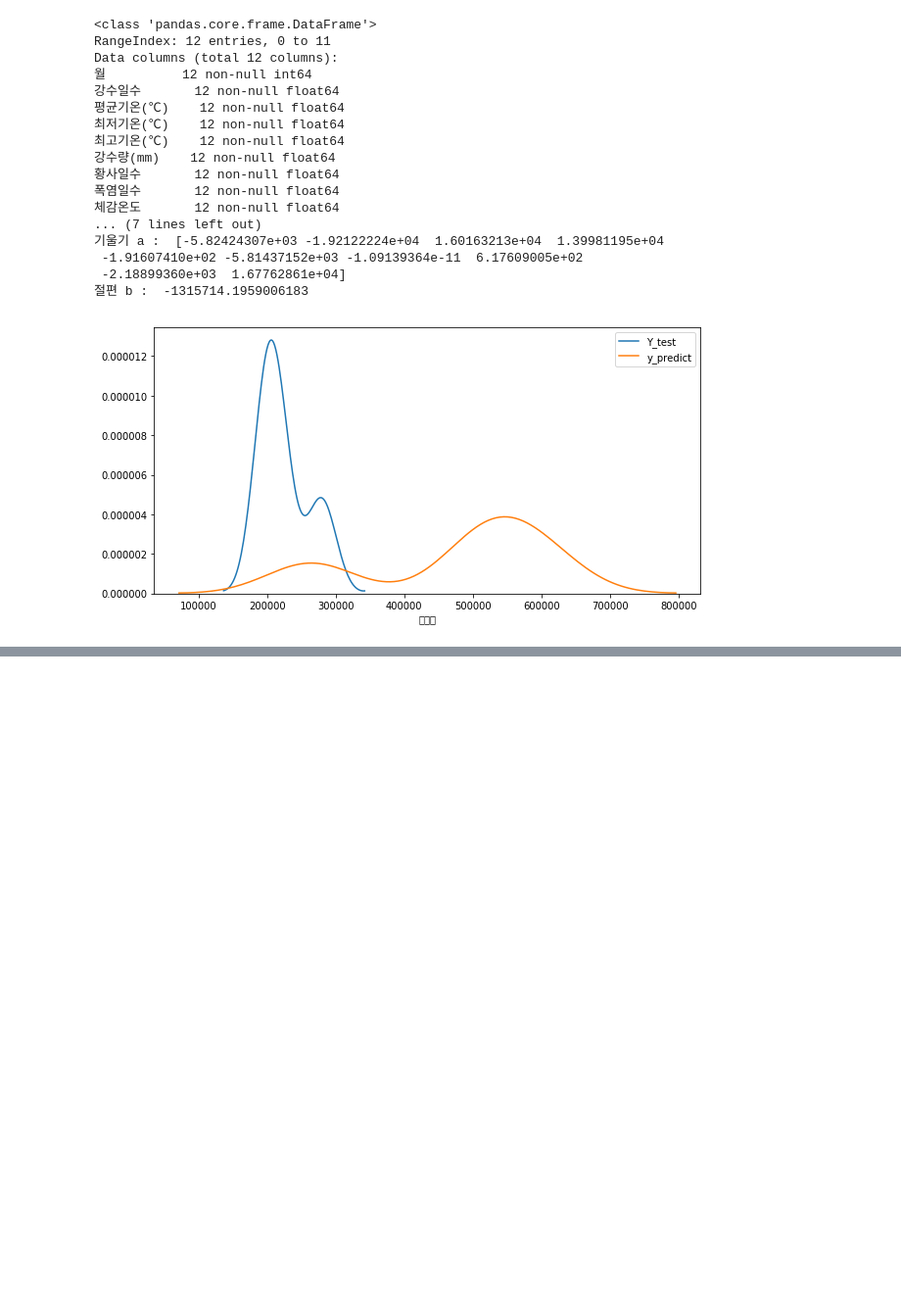
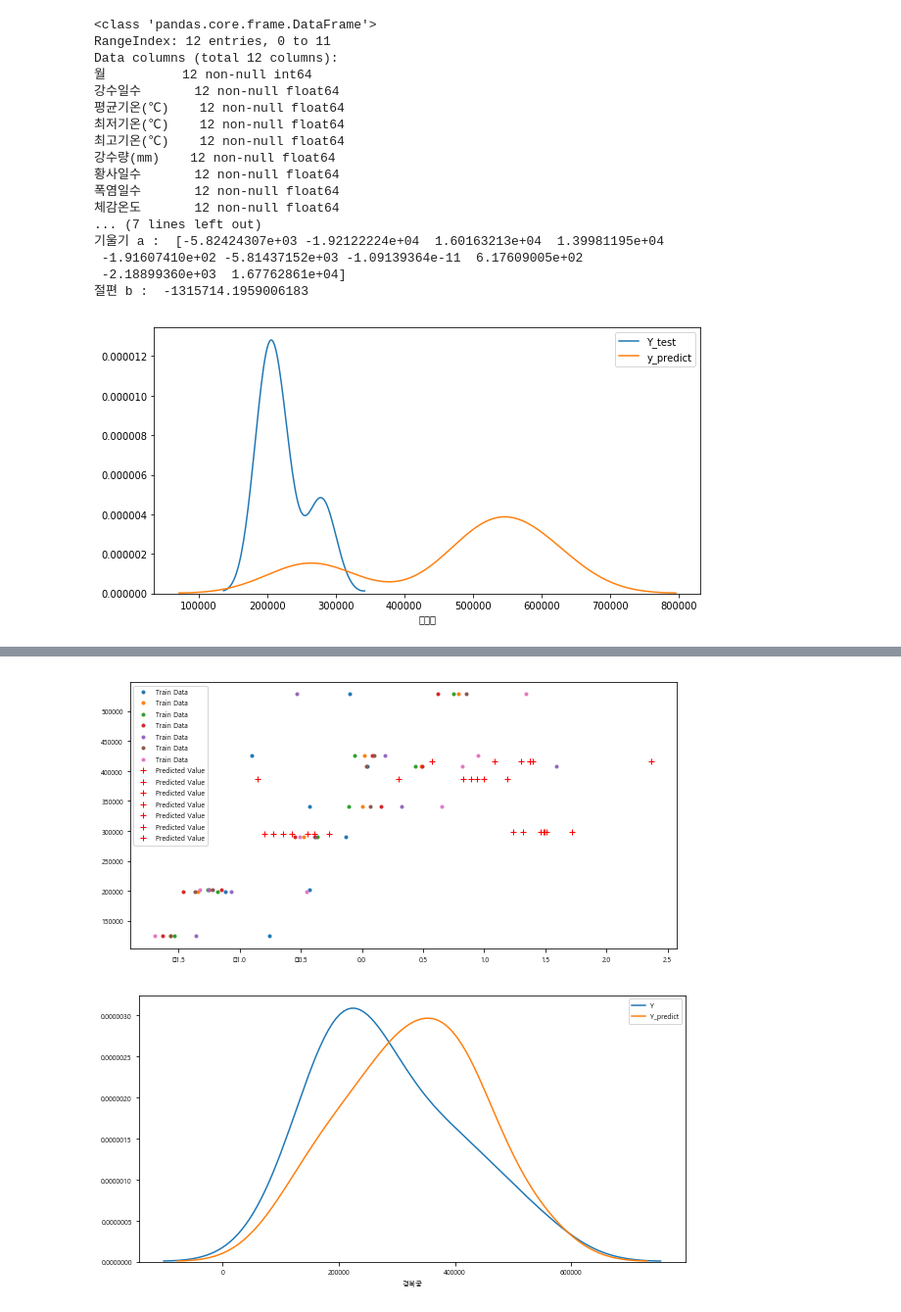
Before and after one commit to shs1234/project1, a Jupyter notebook: JH/proj.ipynb, the cells around one changed output, grey strips where cells are left out. Shown at 98% size. Drawn from its saved outputs; the diff is of its cells as text; code cells hidden in the pictures; blank space fills up the shorter version.

```diff
--- a/JH/proj.ipynb
+++ b/JH/proj.ipynb
@@ -180,0 +228,68 @@ None
+# %%
+import pandas as pd
+import numpy as np
+import matplotlib.pyplot as plt
+import seaborn as sns
+
+#1단계: 데이터 준비
+ddf = pd.read_excel("c:/test/월별요인들.xlsx")
+
+#분석에 사용할 특성(열, 변수) 선택 (연비, 실린더, 마력, 중력)
+ndf=ddf[['월','강수일수','평균기온(℃)','최저기온(℃)','최고기온(℃)','강수량(mm)','황사일수','폭염일수','체감온도','미세먼지','소비자물가지수','경복궁']]
+
+#훈련 데이터와 테스트 데이터로 분리
+X=ndf[['강수일수','평균기온(℃)','최저기온(℃)','최고기온(℃)','강수량(mm)','체감온도','소비자물가지수']]   #독립변수 X : 무게
+Y=ndf['경복궁']    #종속변수 Y :
+
+from sklearn import preprocessing
+X = preprocessing.StandardScaler().fit(X).transform(X)
+
+# train data 와 test data를 7:3 비율로 분리
+from sklearn.model_selection import train_test_split
+X_train, X_test, Y_train, Y_test = train_test_split(X, Y, test_size=0.3, random_state=10)  #랜덤 추출값 10
+
+
+# 5단계 : 단순회귀분석 - 학습
+from sklearn.linear_model import LinearRegression  #선형회귀 라이브러리의 선형회귀분석 모듈
+from  sklearn.preprocessing import PolynomialFeatures  #다항식 변환
+
+#다항식 변환
+poly = PolynomialFeatures(degree=2)  # 2차항 적용
+x_train_poly =poly.fit_transform(X_train)   # X학습데이터를 2차항으로 변형
+print(x_train_poly.shape)
+print(X_train.shape)
+
+lr = LinearRegression()  #단순 선형회귀분석 객체 생성
+
+lr.fit(x_train_poly, Y_train)  #학습
+
+
+x_test_poly =poly.fit_transform(X_test)
+r_square = lr.score(x_test_poly, Y_test) # 결정 계수 계산
+print(r_square )    #결정 계수 :    0.7087009262975685
+
+
+print('기울기 a : ', lr.coef_)
+print('절편 b : ', lr.intercept_)
+
+#기울기 a :     [ 0.00000000e+00 -1.85768289e-02  1.70491223e-06]
+# 절편 b :  62.58071221573144
+
+y_test_predict = lr.predict(x_test_poly)  #test 데이터에 대한 모델의 예측값 구하기
+
+fig = plt.figure(figsize=(10, 5))
+ax = fig.add_subplot(1,1, 1)
+ax.plot(X_train, Y_train, '.', label='Train Data')
+ax.plot(X_test, y_test_predict, 'r+', label='Predicted Value')  #학습한 회귀선
+ax.legend(loc='best')
+plt.show()
+plt.close()
+
+X_poly = poly.fit_transform(X)
+y_predict = lr.predict(X_poly)   #전체 데이터 X에 대한 모델의 예측값 반환
+fig = plt.figure(figsize=(10, 5))
+ax1 = sns.distplot(Y, hist=False, label="Y")
+ax2 = sns.distplot(y_predict, hist=False, label="Y_predict", ax=ax1)
+plt.show()
+plt.close()
+# %% [output]
@@ -180,0 +309,2 @@ None
+[figure, added]
+[figure, added]
```
Also changed, not shown: parts of 8 cells of this notebook.
